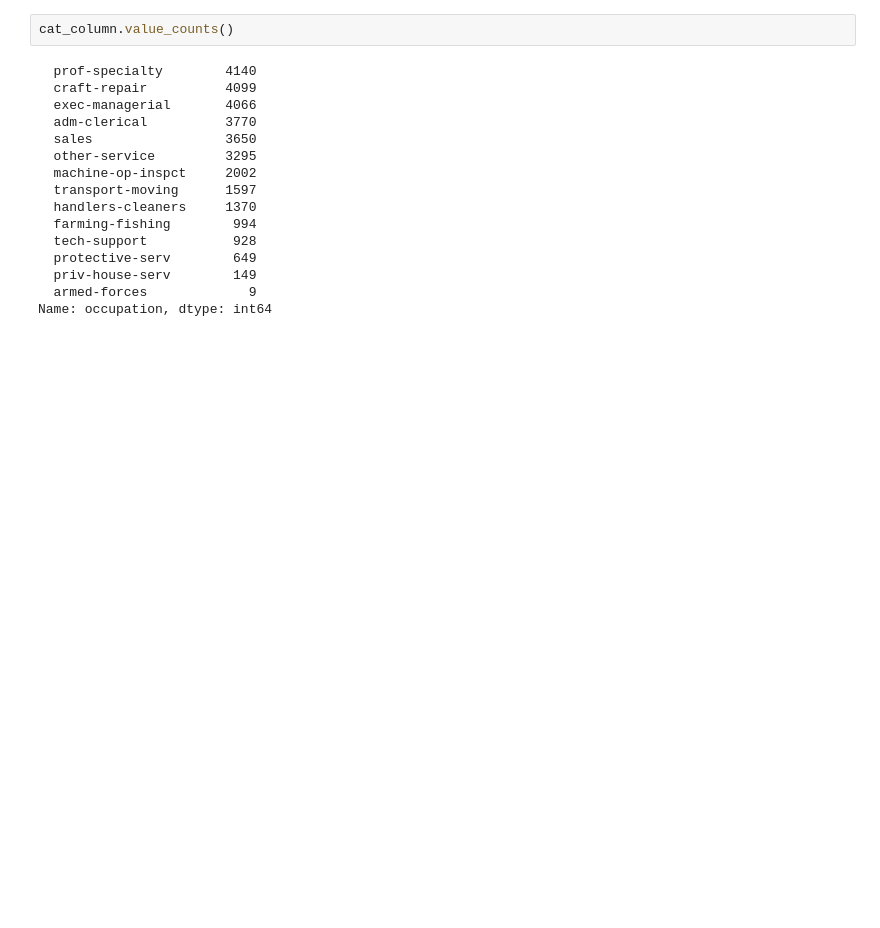
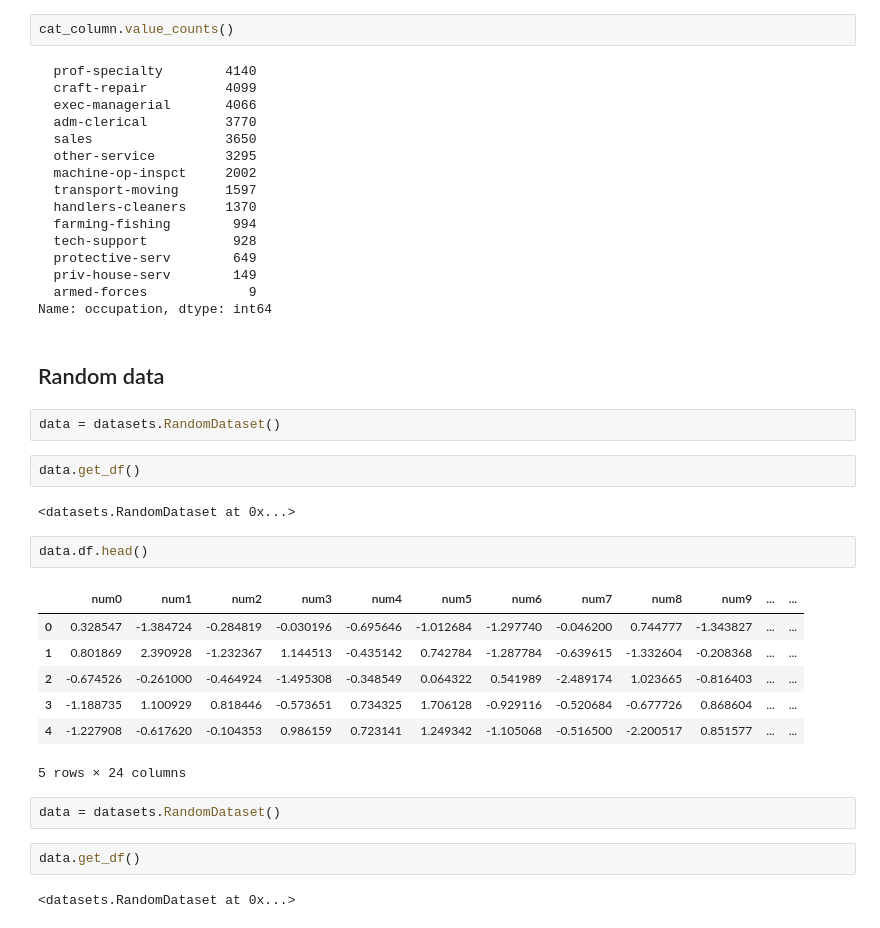
Before and after one commit to jorisvandenbossche/target-encoder-benchmarks, a Jupyter notebook: overview_datasets.ipynb, the cells around one changed output. Saved outputs shown, nothing was run; the diff lists cells and outputs as text; blank space fills up the shorter version.

```diff
--- a/overview_datasets.ipynb
+++ b/overview_datasets.ipynb
@@ -204,3 +204,27 @@ cat_column.value_counts()
   priv-house-serv        149
   armed-forces             9
 Name: occupation, dtype: int64
+# %% [markdown]
+## Random data
+# %%
+data = datasets.RandomDataset()
+# %%
+data.get_df()
+# %% [output]
+<datasets.RandomDataset at 0x...>
+# %%
+data.df.head()
+# %% [output]
+|  | num0 | num1 | num2 | num3 | num4 | num5 | num6 | num7 | num8 | num9 | ... | ... |
+| 0 | 0.328547 | -1.384724 | -0.284819 | -0.030196 | -0.695646 | -1.012684 | -1.297740 | -0.046200 | 0.744777 | -1.343827 | ... | ... |
+| 1 | 0.801869 | 2.390928 | -1.232367 | 1.144513 | -0.435142 | 0.742784 | -1.287784 | -0.639615 | -1.332604 | -0.208368 | ... | ... |
+| 2 | -0.674526 | -0.261000 | -0.464924 | -1.495308 | -0.348549 | 0.064322 | 0.541989 | -2.489174 | 1.023665 | -0.816403 | ... | ... |
+| 3 | -1.188735 | 1.100929 | 0.818446 | -0.573651 | 0.734325 | 1.706128 | -0.929116 | -0.520684 | -0.677726 | 0.868604 | ... | ... |
+| 4 | -1.227908 | -0.617620 | -0.104353 | 0.986159 | 0.723141 | 1.249342 | -1.105068 | -0.516500 | -2.200517 | 0.851577 | ... | ... |
+5 rows × 24 columns
+# %%
+data = datasets.RandomDataset()
+# %%
+data.get_df()
+# %% [output]
+<datasets.RandomDataset at 0x...>
```
Also changed, not shown: parts of 5 cells of this notebook, 1 other file.
